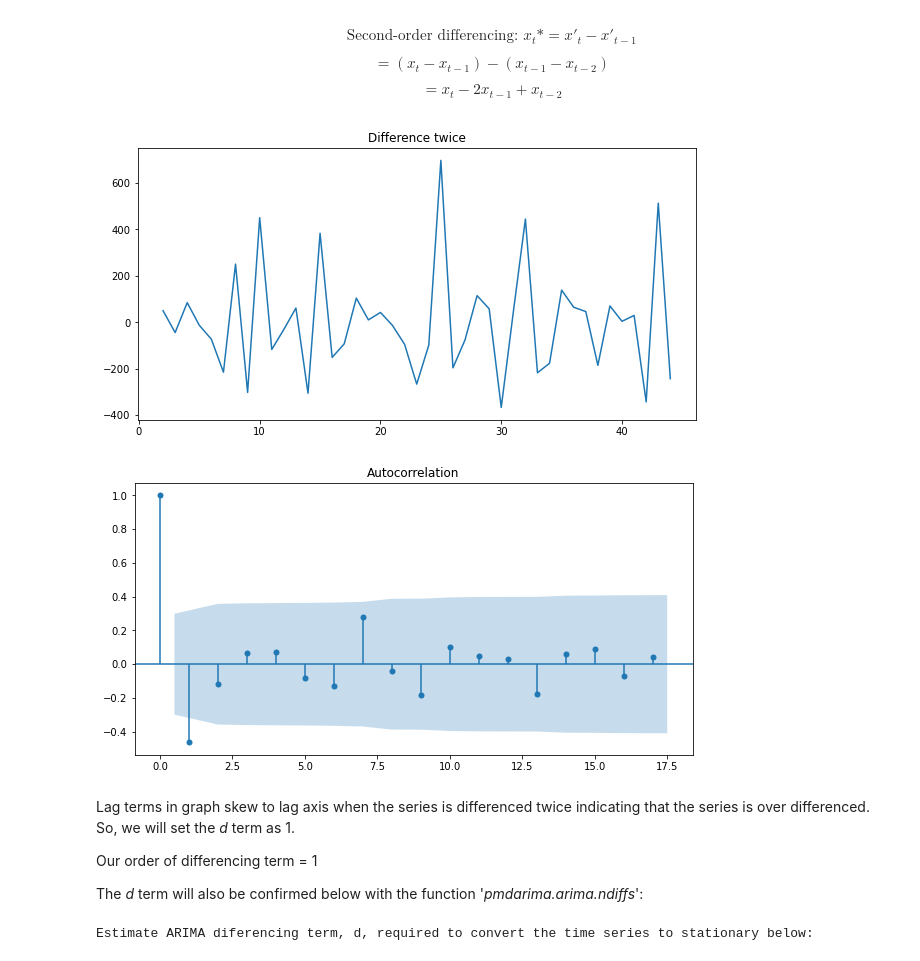
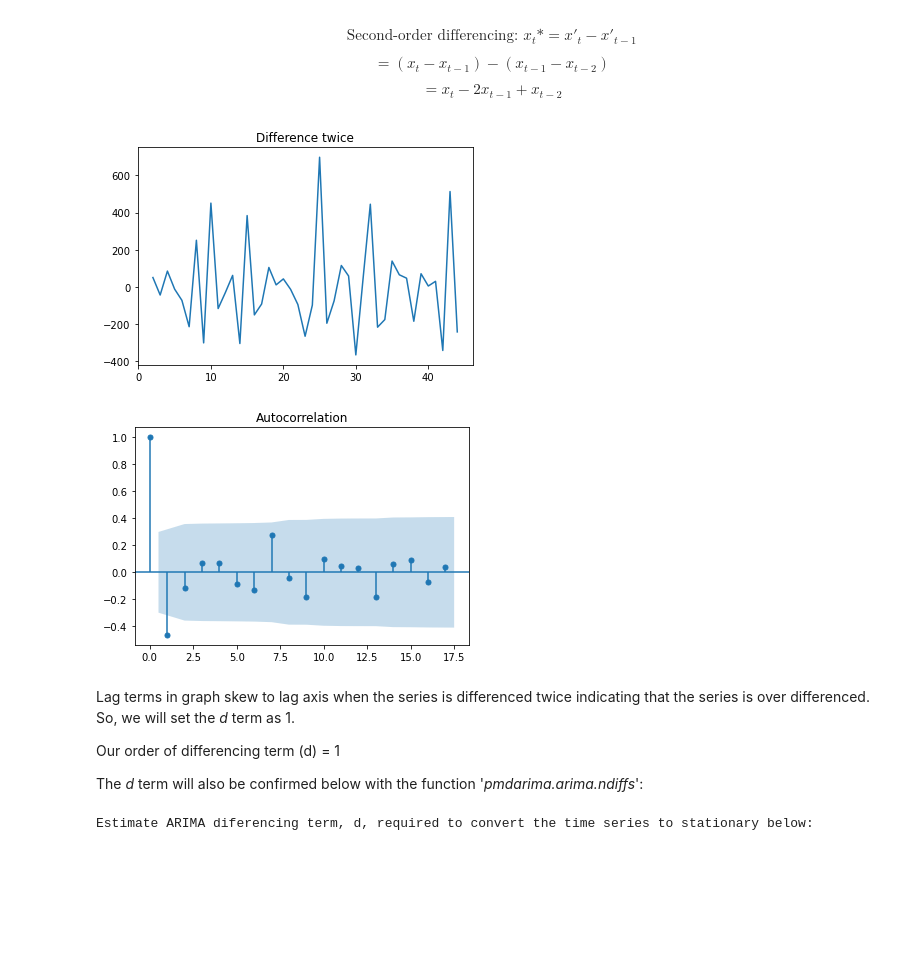
Before and after one commit to Ciaran-Carroll/college, a Jupyter notebook: Time Series Analysis.ipynb, the cells around one changed output. Cells and saved outputs as stored; diff of their text form; code cells hidden in the pictures; blank space fills up the shorter version.

```diff
--- a/Time Series Analysis.ipynb
+++ b/Time Series Analysis.ipynb
@@ -322,28 +239,25 @@ $$ = (x_t - x_{t-1}) - (x_{t-1} - x_{t-2}) $$
 
 $$ = x_t - 2x_{t-1} + x_{t-2} $$
 # %%
-## Calculates the difference of the difference
-## the closing price data
+## Calculates the difference of the difference of the closing price data
 diff = Reverse_SP_500_Close_Values.diff().diff().dropna()
 
 ## Plots the second difference of the closing price data along with
 ## the autocorrelation of the difference for the closing prices
 ## of the S&P 500 in our dataset
-plt.figure(figsize=(10,5))
 plt.plot(diff)
 plt.title("Difference twice")
 ## Add ; to the end of the plot function so that the plot is not
 ## duplicated
 plot_acf(diff);
-plt.gcf().set_size_inches(10, 5)
 plt.show()
 # %% [output]
-[figure, old version]
+[figure, new version]
-[figure, old version]
+[figure, new version]
 # %% [markdown]
 Lag terms in graph skew to lag axis when the series is differenced twice indicating that the series is over differenced. So, we will set the <i>d</i> term as 1.
 
-Our order of differencing term = 1
+Our order of differencing term (d) = 1
 
 The <i>d</i> term will also be confirmed below with the function '<i>pmdarima.arima.ndiffs</i>':
 # %%
```
Also changed, not shown: parts of 54 cells of this notebook.
